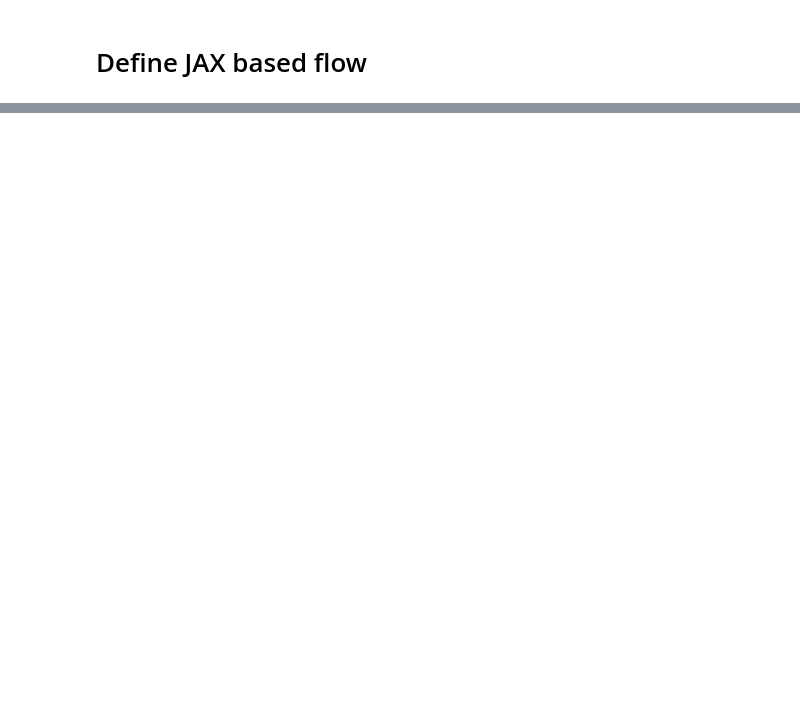
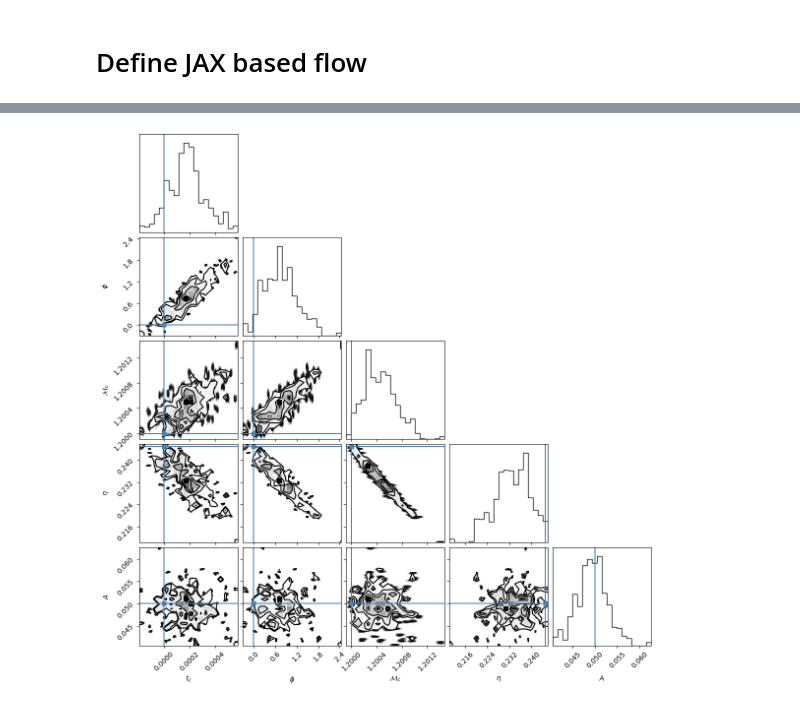
Before and after one commit to leviyevalex/sSVN_GW, a Jupyter notebook: notebooks/sampler_jax.ipynb, the cells around one changed output, grey strips where cells are left out. Cells and saved outputs as stored; diff of their text form; code cells hidden in the pictures; blank space fills up the shorter version.

```diff
--- a/notebooks/sampler_jax.ipynb
+++ b/notebooks/sampler_jax.ipynb
@@ -211,11 +211,11 @@ True
 # %%
-def ula_kernel(key, param, log_post, grad_log_post, dt):
+def ula_kernel(key, param, log_post, grad_log_post, dt, iteration, stride=1):
     """
     Remarks
     -------
 
     (1) grad_log_post is the gradient of the potential. Change name of this later
-    (2)
+    (2) stride = 1 will run birth-death at every iteration!
 
     """
     key, subkey = jax.random.split(key)
@@ -227,24 +227,33 @@ def ula_kernel(key, param, log_post, grad_log_post, dt):
     # Transform to unbounded domain (currently includes potential calculation for eventual birth-death step)
     Y, V_Y, gmlpt_Y = reparameterization(param, V_X, paramGrad, model.lower_bound, model.upper_bound)
 
+    # Perform jumps in unbounded domain
+    # TODO TRYING FASTER JUMP RATE
+    # jumps = jax.lax.cond(iteration % stride, lambda: batched_birth_death(key, Y, V_Y, dt * stride, h=0.01), lambda: jnp.arange(param.shape[0]))
+    # jumps = jax.lax.cond(iteration % stride, lambda: batched_birth_death(key, Y, V_Y, 1e-2, h=0.001), lambda: jnp.arange(param.shape[0]))
+    jumps = jax.lax.cond(True, lambda: batched_birth_death(key, Y, V_Y, dt, h=0.01), lambda: jnp.arange(param.shape[0]))
+
+    # jumps = jnp.arange(param.shape[0])
     # Perform update in unbounded domain
-    Y = Y - gmlpt_Y * dt + jnp.sqrt(2 * dt) * jax.random.normal(key=subkey, shape=(param.shape))
+    Y = Y[jumps] - gmlpt_Y[jumps] * dt + jnp.sqrt(2 * dt) * jax.random.normal(key=subkey, shape=(param.shape))
 
     # Convert samples back to bounded domain
     param = sigma(logistic_CDF(Y), model.lower_bound, model.upper_bound)
 
-    return key, param
+    iteration = iteration + 1
+
+    return key, param, iteration
 
 @partial(jax.jit, static_argnums=(1,2,3))
 def ula_sampler_full_jax_jit(key, log_post, grad_log_post, n_iter, dt, x_0):
 
     # @progress_bar_scan(n_iter)
     def ula_step(carry, x):
-        key, param = carry
-        key, param = ula_kernel(key, param, log_post, grad_log_post, dt)
-        return (key, param), param
+        key, param, iteration = carry
+        key, param, iteration = ula_kernel(key, param, log_post, grad_log_post, dt, iteration)
+        return (key, param, iteration), param
 
-    carry = (key, x_0)
+    carry = (key, x_0, 0)
     _, samples = jax.lax.scan(ula_step, carry, None, n_iter)
     return samples
 # %%
@@ -263,0 +276,7 @@ fig = corner.corner(reshaped_matrix[-100000:], hist_kwargs={'density':True}, lab
+# %%
+# Keep going if needed
+sam = ula_sampler_full_jax_jit(key, jax.vmap(model.potential_single), jax.vmap(model.gradient_potential_single), n_iter, eps, sam[-1])
+reshaped_matrix = sam.reshape((n_iter * n_particles, model.DoF))
+fig = corner.corner(reshaped_matrix[-100000:], hist_kwargs={'density':True}, labels=model.index_label, truths=injection)
+# %% [output]
+[figure, added]
```
Also changed, not shown: parts of 21 cells of this notebook, 4 other files.
